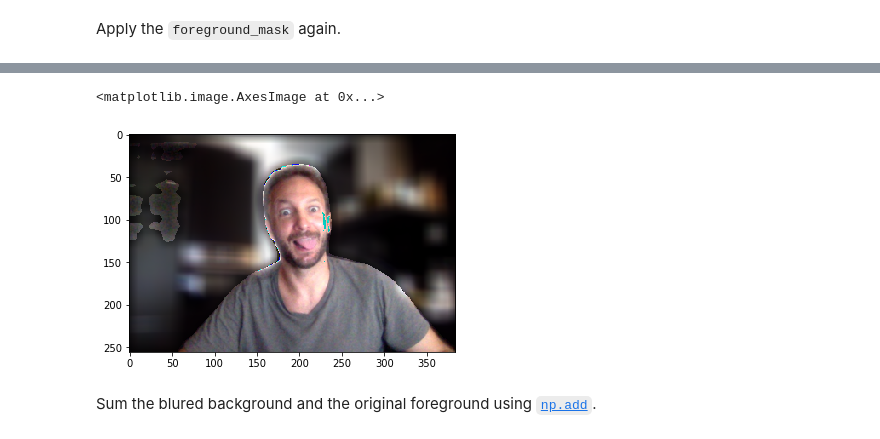
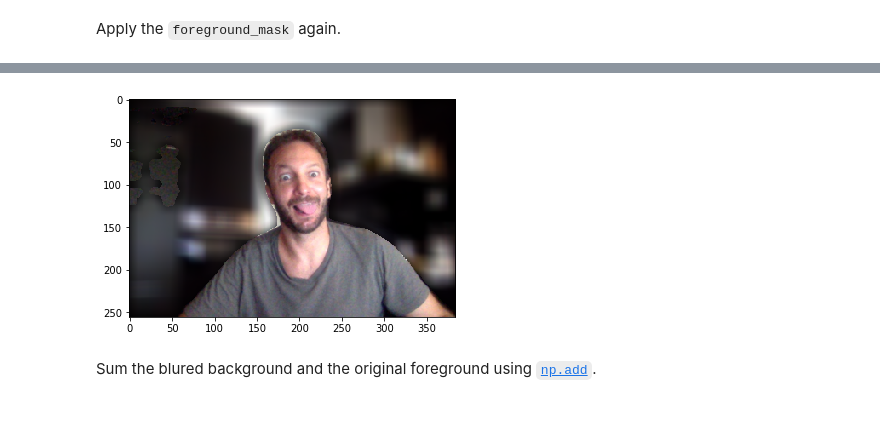
Before and after one commit to miguelgimenezgimenez/lab-image-segmentation, a Jupyter notebook: main.ipynb, the cells around one changed output, grey strips where cells are left out. Cells and saved outputs as stored; diff of their text form; code cells hidden in the pictures.

```diff
--- a/main.ipynb
+++ b/main.ipynb
@@ -190,10 +188,6 @@ def blur(img ):
     conv = convolve2d(img,kernel,mode='same')
     conv = (((conv)/conv.max())*255)
     return np.absolute(conv).astype(np.uint8)
-# %%
-def blur(img, kernel=None):
-    if not kernel :
-        kernel = np.random.uniform(size=(20, 20))
 # %% [markdown]
 Once you have demonstrated you are a great coder defining the `blur` function. It's time for you to check if it works, bluring the background of the `background` image.
 # %% [markdown]
@@ -202,14 +196,14 @@ Apply the `foreground_mask` again.
 def transform_color_space(img, transform):
     def add_color_blurs(acc,i):
         acc[:,:,i] = transform(img[:,:,i])
-        return acc
+        return acc.astype(np.uint8)
     return add_color_blurs
 # %%
 color_range =  range(background_mask_image.shape[2])
 bg_blur_initial = np.empty(foreground_mask_image.shape)
-bg_blur = reduce(transform_color_space(background_mask_image),
+bg_blur = reduce(transform_color_space(background_mask_image, blur),
                  color_range, bg_blur_initial )
-bg_blur = bg_blur.astype(np.uint8)
+bg_blur = bg_blur*background_mask_reshaped
 
 plt.imshow(bg_blur)
 # %% [output]
@@ -217,9 +212,9 @@ TypeError: transform_color_space() missing 1 required positional argument: 'tran
 # %%
 full_blurr = np.add(foreground_mask_image,bg_blur )
-plt.imshow(full_blurr)
+fig = plt.imshow(full_blurr)
+plt.savefig('images/blur_final')
 # %% [output]
-<matplotlib.image.AxesImage at 0x...>
-[figure, old version]
+[figure, new version]
 # %% [markdown]
 Sum the blured background and the original foreground using [`np.add`](https://numpy.org/doc/1.18/reference/generated/numpy.add.html).
 # %% [markdown]
```
Also changed, not shown: parts of 6 cells of this notebook, 1 other file.
